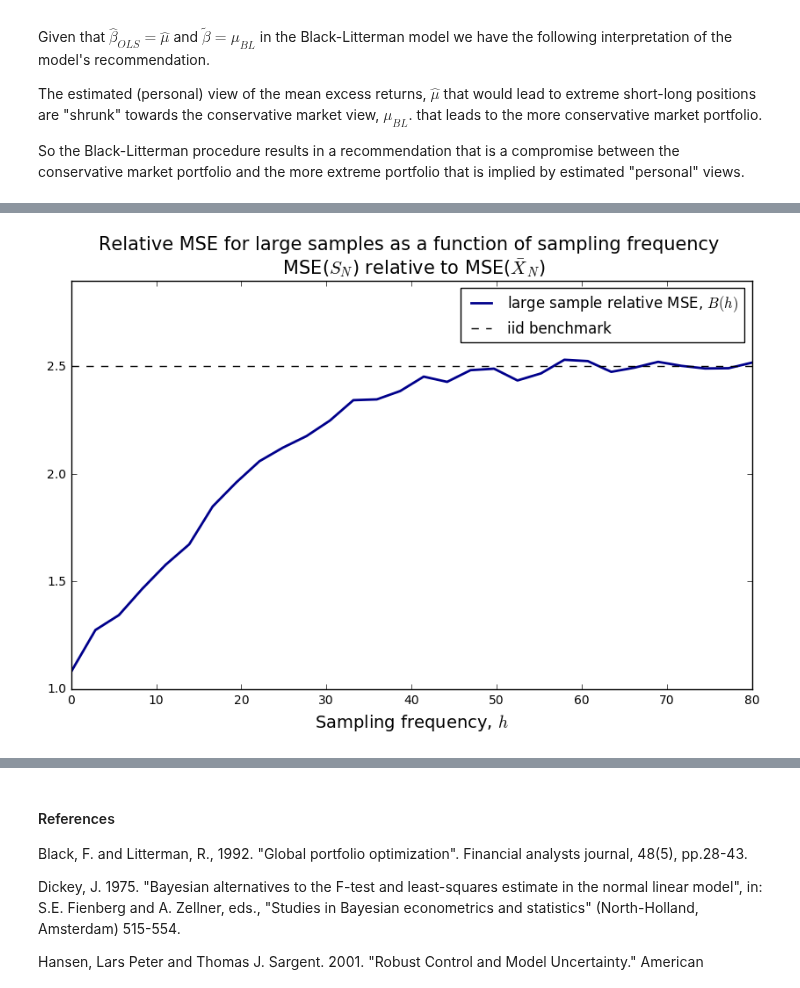
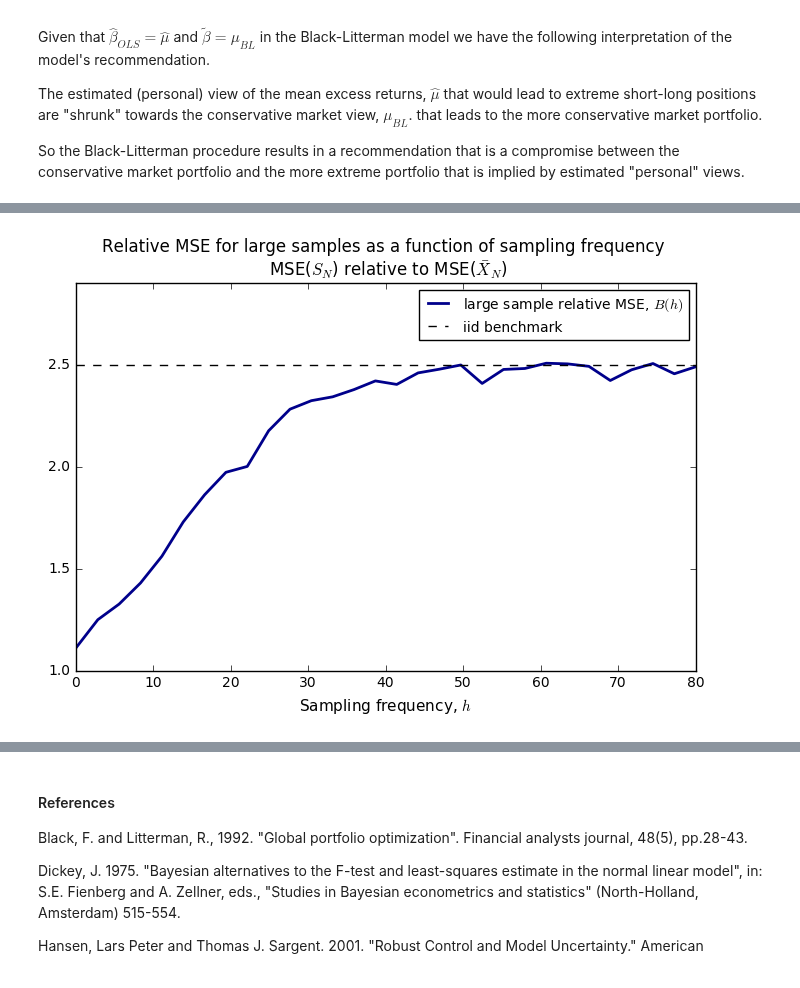
Before and after one commit to QuantEcon/QuantEcon.notebooks, a Jupyter notebook: black_litterman.ipynb, the cells around one changed output, grey strips where cells are left out. Saved outputs shown, nothing was run; the diff lists cells and outputs as text; code cells hidden in the pictures.

```diff
--- a/black_litterman.ipynb
+++ b/black_litterman.ipynb
@@ -864,7 +866,7 @@ The following figure illustrates how the dependence between the observations is
 mu = .0
 kappa = .1
 sigma = .5
-Sigma = sigma**2 / (2 * kappa)
+var_uncond = sigma**2 / (2 * kappa)
 
 n_grid = np.linspace(0, 40, 100)
 autocorr_h1 = np.exp(- kappa * n_grid * 1)
@@ -872,14 +874,14 @@ autocorr_h2 = np.exp(- kappa * n_grid * 2)
 autocorr_h5 = np.exp(- kappa * n_grid * 5)
 autocorr_h1000 = np.exp(- kappa * n_grid * 1e8)
 
-fig, ax = plt.subplots(figsize = (10, 4))
+fig, ax = plt.subplots(figsize = (8, 4))
 ax.plot(n_grid, autocorr_h1, label = r'$h = 1$', color = 'darkblue', lw = 2)
 ax.plot(n_grid, autocorr_h2, label = r'$h = 2$', color = 'darkred', lw = 2)
 ax.plot(n_grid, autocorr_h5, label = r'$h = 5$', color = 'orange', lw = 2)
 ax.plot(n_grid, autocorr_h1000, label = r'"$h = \infty$"', color = 'darkgreen', lw = 2)
-ax.legend(loc = 'best', fontsize = 15)
+ax.legend(loc = 'best', fontsize = 13)
 ax.grid()
-ax.set_title(r'Autocorrelation functions, $\Gamma_h(n)$', fontsize = 15)
-ax.set_xlabel(r'Lags between observations, $n$', fontsize = 15)
+ax.set_title(r'Autocorrelation functions, $\Gamma_h(n)$', fontsize = 13)
+ax.set_xlabel(r'Lags between observations, $n$', fontsize = 11)
 plt.show()
 # %% [output]
@@ -935,7 +937,7 @@ def sample_generator(h, N, M):
     return y_path
 # %%
 # generate large sample for different frequencies
-N, M = 1000, 30000                      # sample size, number of simulations
+N_app, M_app = 1000, 30000                      # sample size, number of simulations
 h_grid = np.linspace(.1, 80, 30)
 
 var_est_store = []
@@ -944,7 +946,7 @@ labels = []
 
 for h in h_grid:
     labels.append(h)
-    sample = sample_generator(h, N, M)
+    sample = sample_generator(h, N_app, M_app)
     mean_est_store.append(np.mean(sample, 1))
     var_est_store.append(np.var(sample, 1))
 
@@ -953,26 +955,25 @@ mean_est_store = np.array(mean_est_store)
 # %%
 # save mse of estimators
 mse_mean = np.var(mean_est_store, 1) + (np.mean(mean_est_store, 1) - mu)**2
-mse_var = np.var(var_est_store, 1) + (np.mean(var_est_store, 1) - Sigma)**2
+mse_var = np.var(var_est_store, 1) + (np.mean(var_est_store, 1) - var_uncond)**2
 
-benchmark_rate = 2*Sigma       # iid case
+benchmark_rate = 2*var_uncond       # iid case
 
 #relative MSE for large samples
 rate_h = mse_var/mse_mean
 # %%
-fig, ax = plt.subplots(figsize = (10, 6))
+fig, ax = plt.subplots(figsize = (8, 5))
 ax.plot(h_grid, rate_h, color = 'darkblue', lw = 2,
         label = r'large sample relative MSE, $B(h)$')
 ax.axhline(benchmark_rate, color = 'k', linestyle = '--', label = r'iid benchmark')
 ax.set_title('Relative MSE for large samples as a function of sampling frequency \n MSE($S_N$) relative to MSE($\\bar X_N$)',
-             fontsize = 15)
-ax.set_xlabel('Sampling frequency, $h$', fontsize = 14)
+             fontsize = 12)
+ax.set_xlabel('Sampling frequency, $h$', fontsize = 11)
 ax.set_ylim([1, 2.9])
-ax.legend(loc = 'best')
-#ax.set_xticklabels(labels)
+ax.legend(loc = 'best', fontsize = 10)
 plt.show()
 # %% [output]
-[figure, old version]
+[figure, new version]
 # %% [markdown]
 The above figure illustrates the relationship between the asymptotic relative MSEs and the sampling frequency.
 
```
Also changed, not shown: parts of 10 cells of this notebook.
